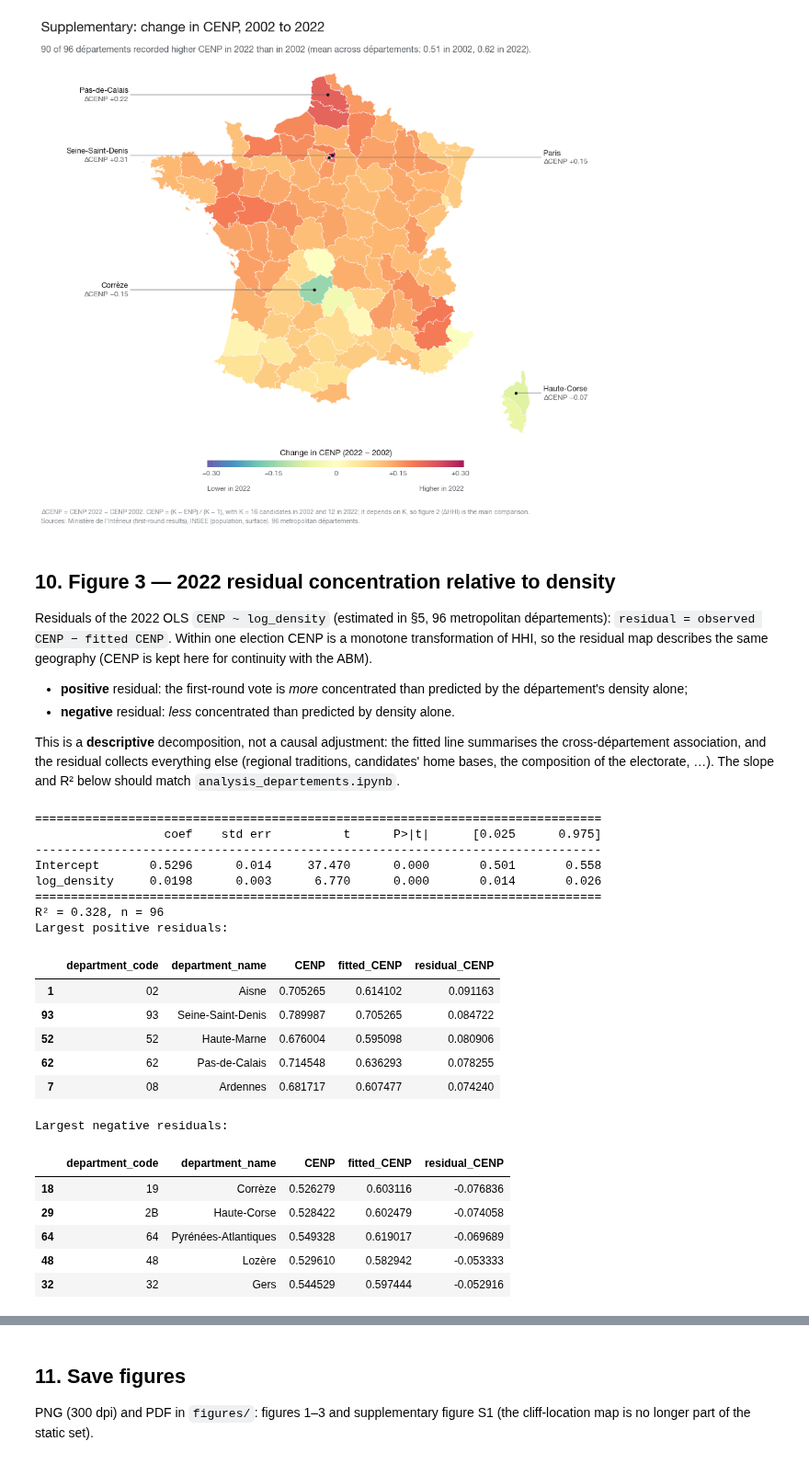
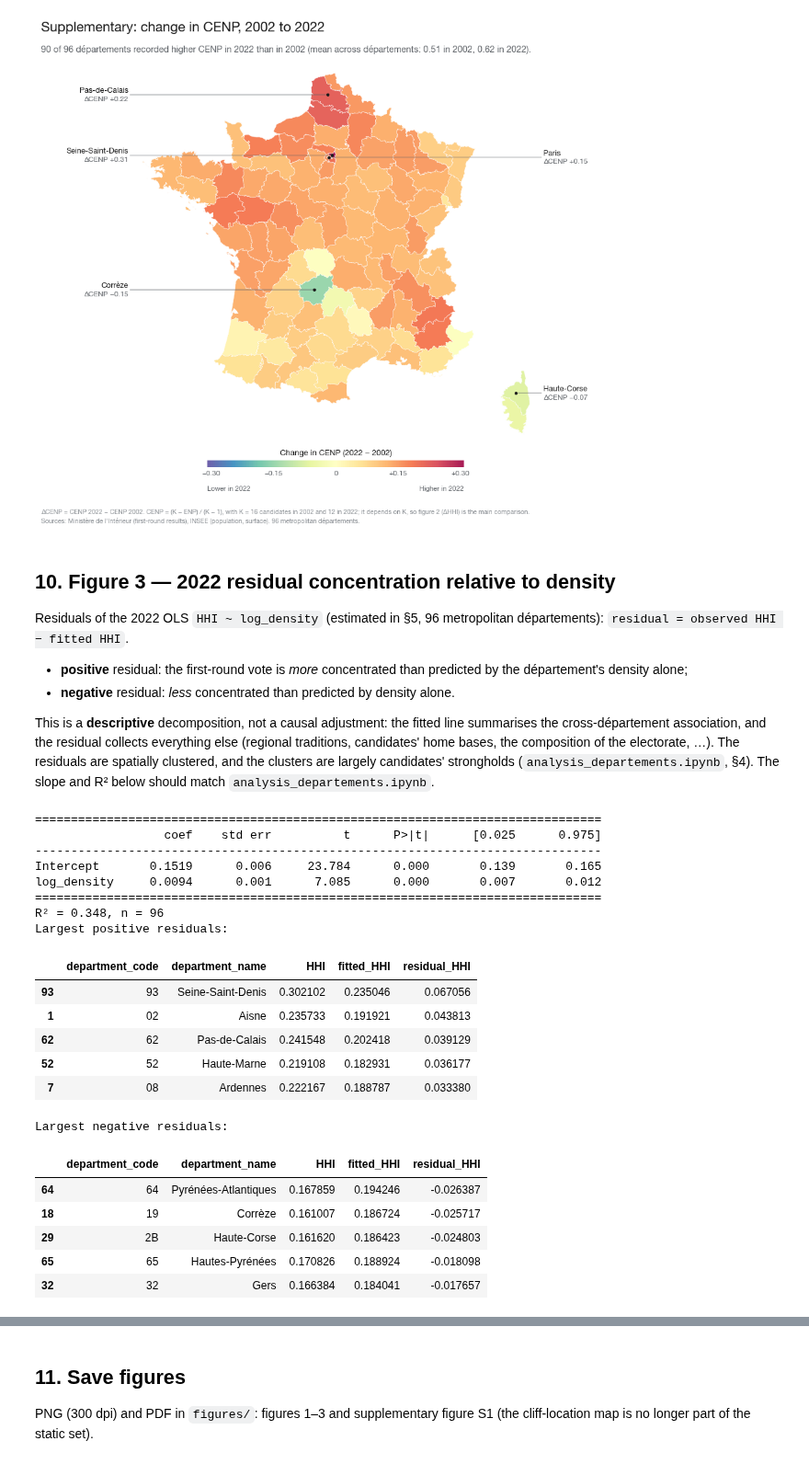
Before and after one commit to clarasalas/strategic-voting-geo-2RS, a Jupyter notebook: notebooks/maps_departements.ipynb, the cells around one changed output, grey strips where cells are left out. Shown at 92% size. Cells and saved outputs as stored; diff of their text form; code cells hidden in the pictures.

```diff
--- a/notebooks/maps_departements.ipynb
+++ b/notebooks/maps_departements.ipynb
@@ -223,18 +223,18 @@ def merge_geometry(geo, data, label):
     return merged.sort_values("department_code").reset_index(drop=True)
 
 
-level_columns = ["department_code", "department_name", "CENP", "cliff_location", "cliff_group", "density",
+level_columns = ["department_code", "department_name", "HHI", "CENP", "cliff_location", "cliff_group", "density",
                  "log_density"]
-levels = {year: merge_geometry(geo, dep.loc[dep["year"] == year, level_columns], f"CENP / cliff {year}")
+levels = {year: merge_geometry(geo, dep.loc[dep["year"] == year, level_columns], f"HHI / cliff {year}")
           for year in YEARS}
 
 change = merge_geometry(geo, wide[["department_code", "department_name", "HHI_2002", "HHI_2022", "delta_HHI",
                                      "CENP_2002", "CENP_2022", "delta_CENP"]], "delta_HHI / delta_CENP")
 
 dep_2022 = dep[dep["year"] == 2022].copy()
-residual_fit = smf.ols("CENP ~ log_density", data=dep_2022).fit()
-dep_2022["fitted_CENP"] = residual_fit.fittedvalues
-dep_2022["residual_CENP"] = dep_2022["CENP"] - dep_2022["fitted_CENP"]
-residuals = merge_geometry(geo, dep_2022[["department_code", "department_name", "CENP", "log_density", "fitted_CENP",
-                                          "residual_CENP"]], "residuals 2022")
+residual_fit = smf.ols("HHI ~ log_density", data=dep_2022).fit()
+dep_2022["fitted_HHI"] = residual_fit.fittedvalues
+dep_2022["residual_HHI"] = dep_2022["HHI"] - dep_2022["fitted_HHI"]
+residuals = merge_geometry(geo, dep_2022[["department_code", "department_name", "HHI", "log_density", "fitted_HHI",
+                                          "residual_HHI"]], "residuals 2022")
 # %% [output]
@@ -562,46 +567,46 @@ plt.show()
 # %% [markdown]
 ## 10. Figure 3 — 2022 residual concentration relative to density
 
-Residuals of the 2022 OLS `CENP ~ log_density` (estimated in §5, 96 metropolitan départements):
-`residual = observed CENP − fitted CENP`. Within one election CENP is a monotone transformation of HHI, so the
-residual map describes the same geography (CENP is kept here for continuity with the ABM).
+Residuals of the 2022 OLS `HHI ~ log_density` (estimated in §5, 96 metropolitan départements):
+`residual = observed HHI − fitted HHI`.
 
 * **positive** residual: the first-round vote is *more* concentrated than predicted by the département's density alone;
 * **negative** residual: *less* concentrated than predicted by density alone.
 
 This is a **descriptive** decomposition, not a causal adjustment: the fitted line summarises the cross-département
 association, and the residual collects everything else (regional traditions, candidates' home bases, the composition
-of the electorate, …). The slope and R² below should match `analysis_departements.ipynb`.
+of the electorate, …). The residuals are spatially clustered, and the clusters are largely candidates' strongholds
+(`analysis_departements.ipynb`, §4). The slope and R² below should match `analysis_departements.ipynb`.
 # %%
 print(residual_fit.summary().tables[1])
 print(f"R² = {residual_fit.rsquared:.3f}, n = {int(residual_fit.nobs)}")
-residual_table = residuals[["department_code", "department_name", "CENP", "fitted_CENP", "residual_CENP"]]
+residual_table = residuals[["department_code", "department_name", "HHI", "fitted_HHI", "residual_HHI"]]
 print("Largest positive residuals:")
-show(residual_table.nlargest(5, "residual_CENP"))
+show(residual_table.nlargest(5, "residual_HHI"))
 print("Largest negative residuals:")
-show(residual_table.nsmallest(5, "residual_CENP"))
+show(residual_table.nsmallest(5, "residual_HHI"))
 # %% [output]
 ===============================================================================
                   coef    std err          t      P>|t|      [0.025      0.975]
 -------------------------------------------------------------------------------
-Intercept       0.5296      0.014     37.470      0.000       0.501       0.558
-log_density     0.0198      0.003      6.770      0.000       0.014       0.026
+Intercept       0.1519      0.006     23.784      0.000       0.139       0.165
+log_density     0.0094      0.001      7.085      0.000       0.007       0.012
 ===============================================================================
-R² = 0.328, n = 96
+R² = 0.348, n = 96
 Largest positive residuals:
-|  | department_code | department_name | CENP | fitted_CENP | residual_CENP |
-| 1 | 02 | Aisne | 0.705265 | 0.614102 | 0.091163 |
-| 93 | 93 | Seine-Saint-Denis | 0.789987 | 0.705265 | 0.084722 |
-| 52 | 52 | Haute-Marne | 0.676004 | 0.595098 | 0.080906 |
-| 62 | 62 | Pas-de-Calais | 0.714548 | 0.636293 | 0.078255 |
-| 7 | 08 | Ardennes | 0.681717 | 0.607477 | 0.074240 |
+|  | department_code | department_name | HHI | fitted_HHI | residual_HHI |
+| 93 | 93 | Seine-Saint-Denis | 0.302102 | 0.235046 | 0.067056 |
+| 1 | 02 | Aisne | 0.235733 | 0.191921 | 0.043813 |
+| 62 | 62 | Pas-de-Calais | 0.241548 | 0.202418 | 0.039129 |
+| 52 | 52 | Haute-Marne | 0.219108 | 0.182931 | 0.036177 |
+| 7 | 08 | Ardennes | 0.222167 | 0.188787 | 0.033380 |
 Largest negative residuals:
-|  | department_code | department_name | CENP | fitted_CENP | residual_CENP |
-| 18 | 19 | Corrèze | 0.526279 | 0.603116 | -0.076836 |
-| 29 | 2B | Haute-Corse | 0.528422 | 0.602479 | -0.074058 |
-| 64 | 64 | Pyrénées-Atlantiques | 0.549328 | 0.619017 | -0.069689 |
-| 48 | 48 | Lozère | 0.529610 | 0.582942 | -0.053333 |
-| 32 | 32 | Gers | 0.544529 | 0.597444 | -0.052916 |
+|  | department_code | department_name | HHI | fitted_HHI | residual_HHI |
+| 64 | 64 | Pyrénées-Atlantiques | 0.167859 | 0.194246 | -0.026387 |
+| 18 | 19 | Corrèze | 0.161007 | 0.186724 | -0.025717 |
+| 29 | 2B | Haute-Corse | 0.161620 | 0.186423 | -0.024803 |
+| 65 | 65 | Hautes-Pyrénées | 0.170826 | 0.188924 | -0.018098 |
+| 32 | 32 | Gers | 0.166384 | 0.184041 | -0.017657 |
 # %%
 residual_by_code = residuals.set_index("department_code")
 
```
Also changed, not shown: parts of 9 cells of this notebook, 9 other files.
